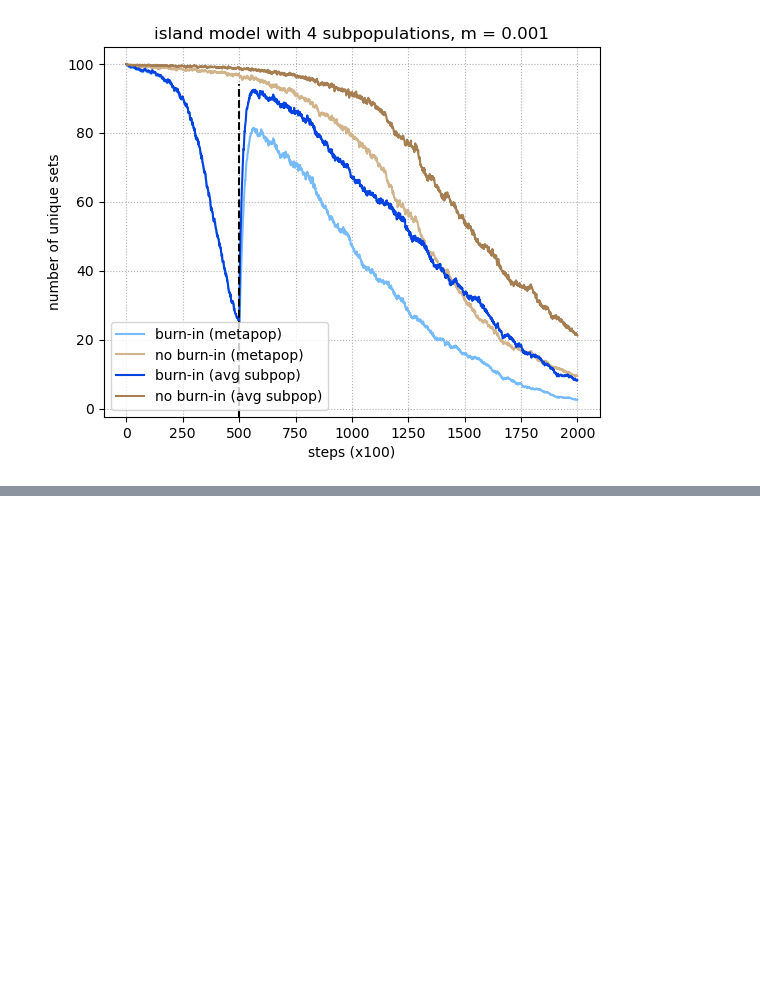
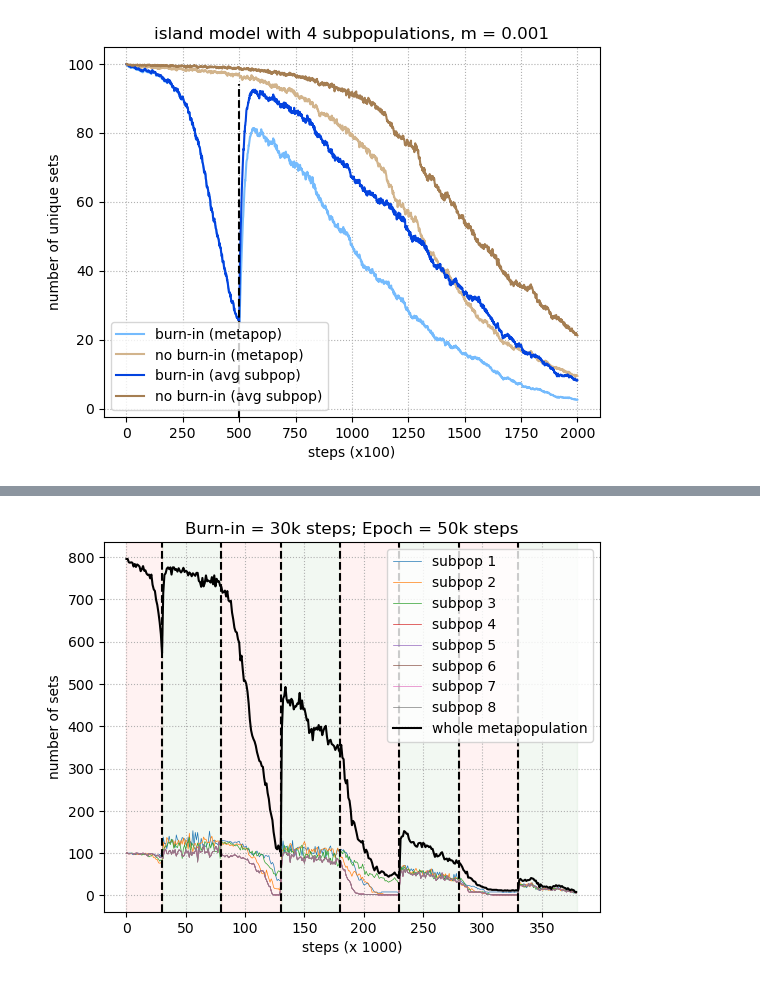
Before and after one commit to mtomasini/MetapopulationsPython, a Jupyter notebook: exploration.ipynb, the cells around one changed output, grey strips where cells are left out. Cells and saved outputs as stored; diff of their text form; code cells hidden in the pictures; blank space fills up the shorter version.

```diff
--- a/exploration.ipynb
+++ b/exploration.ipynb
@@ -444,0 +569,29 @@ plt.legend(['burn-in (metapop)', 'no burn-in (metapop)', 'burn-in (avg subpop)',
+# %%
+plt.plot(range(int(total_time / 1000)), counts_pop_1, linewidth=0.5)
+plt.plot(range(int(total_time / 1000)), counts_pop_2, linewidth=0.5)
+plt.plot(range(int(total_time / 1000)), counts_pop_3, linewidth=0.5)
+plt.plot(range(int(total_time / 1000)), counts_pop_4, linewidth=0.5)
+plt.plot(range(int(total_time / 1000)), counts_pop_5, linewidth=0.5)
+plt.plot(range(int(total_time / 1000)), counts_pop_6, linewidth=0.5)
+plt.plot(range(int(total_time / 1000)), counts_pop_7, linewidth=0.5)
+plt.plot(range(int(total_time / 1000)), counts_pop_8, linewidth=0.5)
+plt.plot(range(int(total_time / 1000)), np.array(counts_metapop), linewidth=1.5, color="black")
+plt.axvline(x = burn_in/1000, linestyle="--", color = "black")
+for i in range(1, 2*cycle_repetitions + 1):
+    plt.axvline(x = (burn_in + i*epoch)/1000, linestyle="--", color = "black")
+
+plt.grid(linestyle=":")
+plt.xlabel("steps (x 1000)")
+plt.ylabel("number of sets")
+plt.legend(["subpop 1", "subpop 2", "subpop 3", "subpop 4",
+            "subpop 5", "subpop 6", "subpop 7", "subpop 8", "whole metapopulation"])
+plt.title(f"Burn-in = {int(burn_in/1000)}k steps; Epoch = {int(epoch/1000)}k steps")
+
+plt.axvspan(0, 30, color = 'red', alpha = 0.05)
+for i in range(0, 2*cycle_repetitions + 1):
+    if i%2 == 0:
+        plt.axvspan((burn_in + i*epoch) / 1000, (burn_in + (i + 1)*epoch) / 1000, color = 'green', alpha = 0.05)
+    else:
+        plt.axvspan((burn_in + i*epoch) / 1000, (burn_in + (i + 1)*epoch) / 1000, color = 'red', alpha = 0.05)
+# %% [output]
+[figure, added]
```
Also changed, not shown: parts of 2 cells of this notebook, 1 other file.
